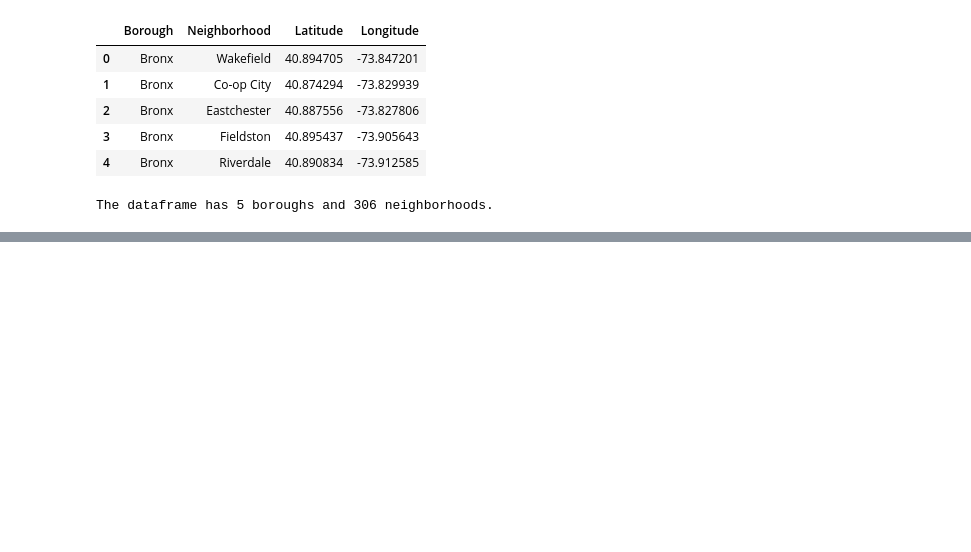
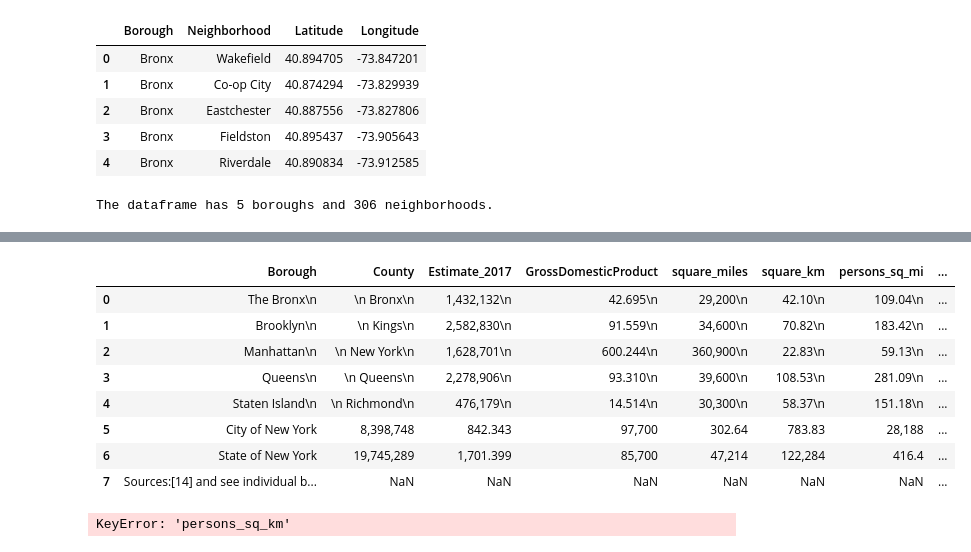
Before and after one commit to AnasG07/Coursera_Capstone, a Jupyter notebook: Battle of Neighborhood week2.ipynb, the cells around one changed output, grey strips where cells are left out. Drawn from its saved outputs; the diff is of its cells as text; code cells hidden in the pictures; blank space fills up the shorter version.

```diff
--- a/Battle of Neighborhood week2.ipynb
+++ b/Battle of Neighborhood week2.ipynb
@@ -126,0 +158,27 @@ neighborhoods.to_csv('BON1_NYC_GEO.csv',index=False)
+# %%
+
+import numpy as np # library to handle data in a vectorized manner
+
+import pandas as pd # library for data analsysis
+pd.set_option('display.max_columns', None)
+pd.set_option('display.max_rows', None)
+
+import json # library to handle JSON files
+
+!conda install -c conda-forge geopy --yes # uncomment this line if you haven't completed the Foursquare API lab
+from geopy.geocoders import Nominatim # convert an address into latitude and longitude values
+
+import requests # library to handle requests
+from pandas.io.json import json_normalize # tranform JSON file into a pandas dataframe
+
+# Matplotlib and associated plotting modules
+import matplotlib.cm as cm
+import matplotlib.colors as colors
+import matplotlib.pyplot as plt
+
+# conda install -c anaconda beautiful-soup --yes
+from bs4 import BeautifulSoup # package for parsing HTML and XML documents
+
+import csv # implements classes to read and write tabular data in CSV form
+
+print('Libraries imported.')
@@ -126,0 +210,5 @@ neighborhoods.to_csv('BON1_NYC_GEO.csv',index=False)
+# %%
+
+Pop_data=pd.read_csv('BON2_POPULATION1.csv')
+Pop_data.drop(Pop_data.columns[[7,8,9,10,11]], axis=1,inplace=True)
+print('Data downloaded!')
@@ -126,0 +217,5 @@ neighborhoods.to_csv('BON1_NYC_GEO.csv',index=False)
+# %%
+Pop_data.columns = Pop_data.columns.str.replace(' ', '')
+Pop_data.columns = Pop_data.columns.str.replace('\'','')
+Pop_data.rename(columns={'Borough':'persons_sq_mi','County':'persons_sq_km'}, inplace=True)
+Pop_data
@@ -126,0 +232,29 @@ neighborhoods.to_csv('BON1_NYC_GEO.csv',index=False)
+# %%
+
+Pop_data.rename(columns = {'NewYorkCitysfiveboroughsvte\n' : 'Borough',
+                   'Jurisdiction\n':'County',
+                   'Population\n':'Estimate_2017',
+                   'Landarea\n':'square_miles',
+                    'Density\n':'square_km'}, inplace=True)
+Pop_data
+# %% [output]
+|  | Borough | County | Estimate_2017 | GrossDomesticProduct | square_miles | square_km | persons_sq_mi | ... |
+| 0 | The Bronx\n | \n Bronx\n | 1,432,132\n | 42.695\n | 29,200\n | 42.10\n | 109.04\n | ... |
+| 1 | Brooklyn\n | \n Kings\n | 2,582,830\n | 91.559\n | 34,600\n | 70.82\n | 183.42\n | ... |
+| 2 | Manhattan\n | \n New York\n | 1,628,701\n | 600.244\n | 360,900\n | 22.83\n | 59.13\n | ... |
+| 3 | Queens\n | \n Queens\n | 2,278,906\n | 93.310\n | 39,600\n | 108.53\n | 281.09\n | ... |
+| 4 | Staten Island\n | \n Richmond\n | 476,179\n | 14.514\n | 30,300\n | 58.37\n | 151.18\n | ... |
+| 5 | City of New York | 8,398,748 | 842.343 | 97,700 | 302.64 | 783.83 | 28,188 | ... |
+| 6 | State of New York | 19,745,289 | 1,701.399 | 85,700 | 47,214 | 122,284 | 416.4 | ... |
+| 7 | Sources:[14] and see individual b... | NaN | NaN | NaN | NaN | NaN | NaN | ... |
+# %%
+Pop_data['Borough']=Pop_data['Borough'].replace(to_replace='\n', value='', regex=True)
+Pop_data['County']=Pop_data['County'].replace(to_replace='\n', value='', regex=True)
+Pop_data['Estimate_2017']=Pop_data['Estimate_2017'].replace(to_replace='\n', value='', regex=True)
+Pop_data['square_miles']=Pop_data['square_miles'].replace(to_replace='\n', value='', regex=True)
+Pop_data['square_km']=Pop_data['square_km'].replace(to_replace='\n', value='', regex=True)
+Pop_data['persons_sq_mi']=Pop_data['persons_sq_mi'].replace(to_replace='\n', value='', regex=True)
+Pop_data['persons_sq_km']=Pop_data['persons_sq_km'].replace(to_replace='\n', value='', regex=True)
+Pop_data
+# %% [output]
+KeyError: 'persons_sq_km'
```
Also changed, not shown: parts of 8 cells of this notebook.
